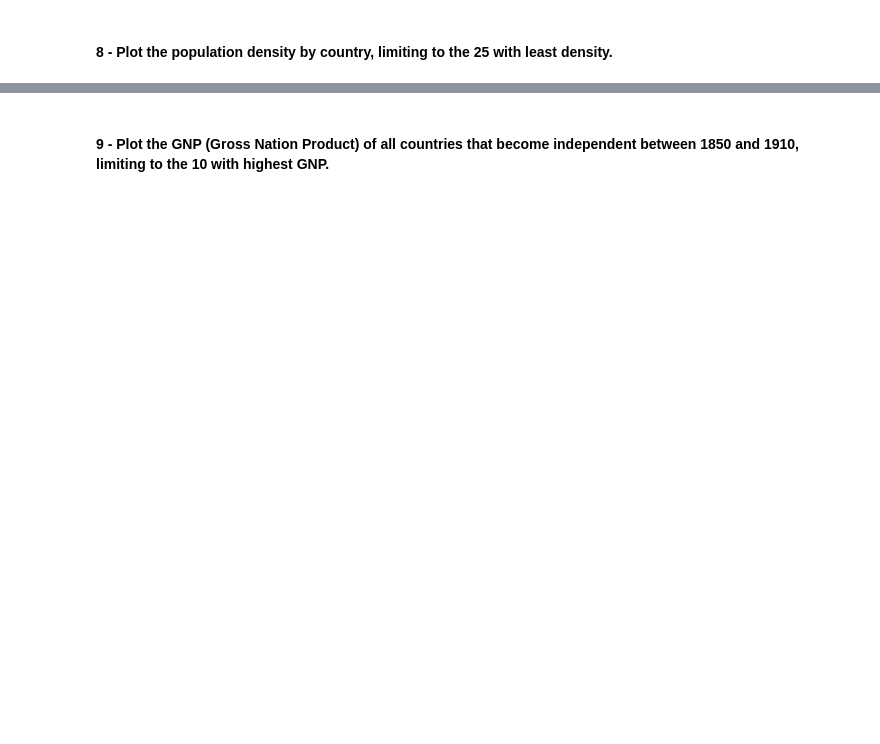
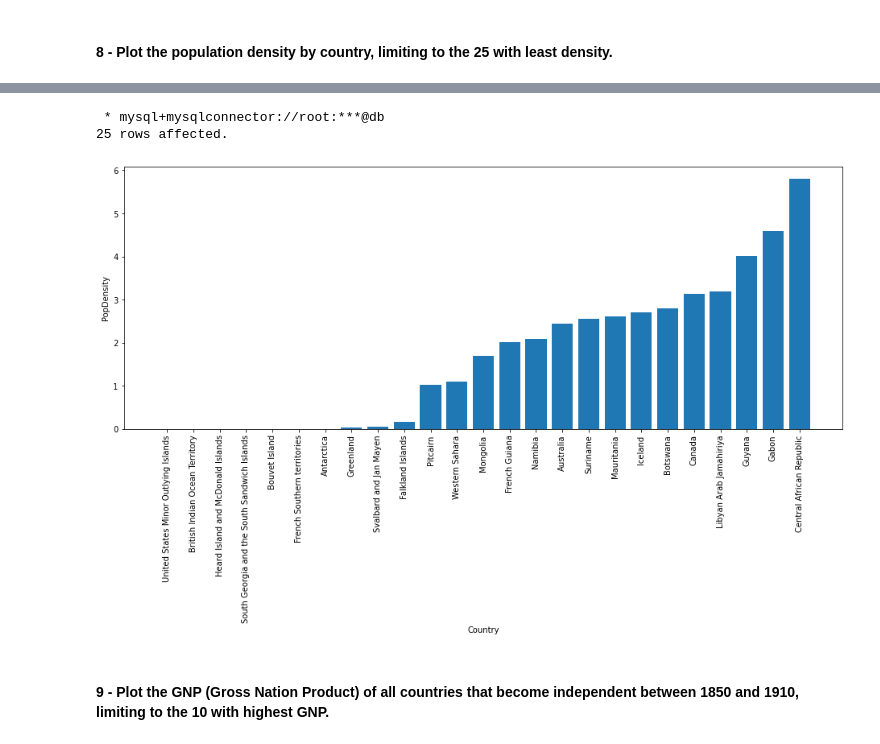
Before and after one commit to NicolaZomer/MAPD-B, a Jupyter notebook: mysql/notebooks/MySQL.ipynb, the cells around one changed output, grey strips where cells are left out. Drawn from its saved outputs; the diff is of its cells as text; code cells hidden in the pictures; blank space fills up the shorter version.

```diff
--- a/mysql/notebooks/MySQL.ipynb
+++ b/mysql/notebooks/MySQL.ipynb
@@ -1832,2 +1867,13 @@ WHERE country.Region = 'Caribbean';
+# %%
+population_density = %sql SELECT Name AS Country, Population/SurfaceArea AS PopDensity FROM country ORDER BY PopDensity ASC LIMIT 25;
+
+plt.figure(figsize=(16, 6))
+population_density.bar()
+plt.xticks(rotation='vertical')
+plt.show()
+# %% [output]
+ * mysql+mysqlconnector://root:***@db
+25 rows affected.
+[figure, added]
 # %% [markdown]
 #### 9 - Plot the GNP (Gross Nation Product) of all countries that become independent between 1850 and 1910, limiting to the 10 with highest GNP.
```
Also changed, not shown: parts of 19 cells of this notebook, 1 other file.
